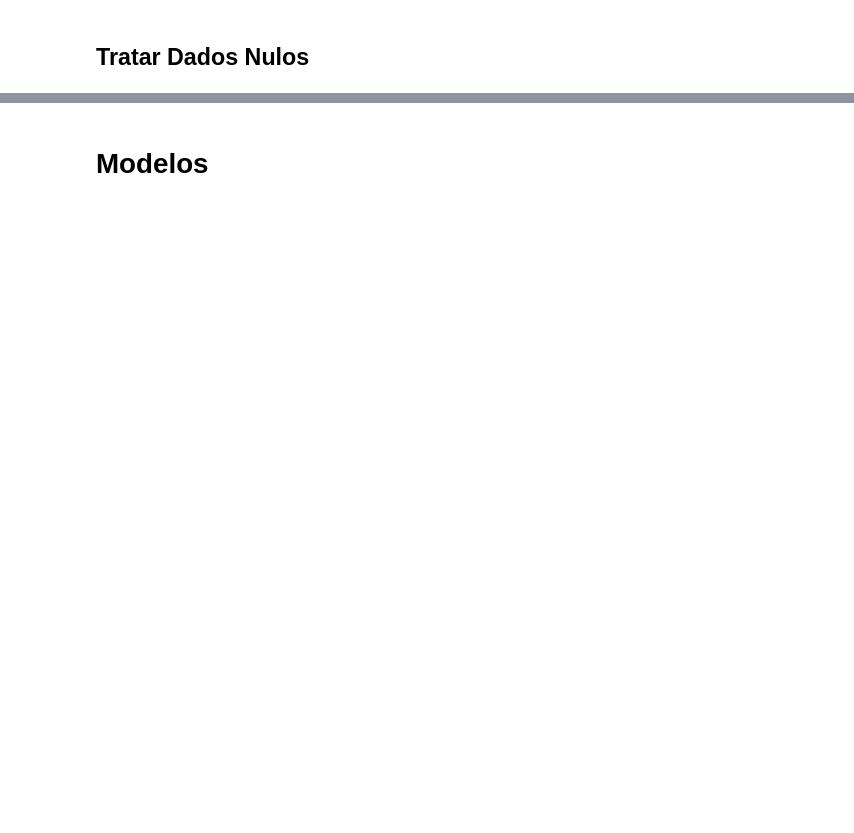
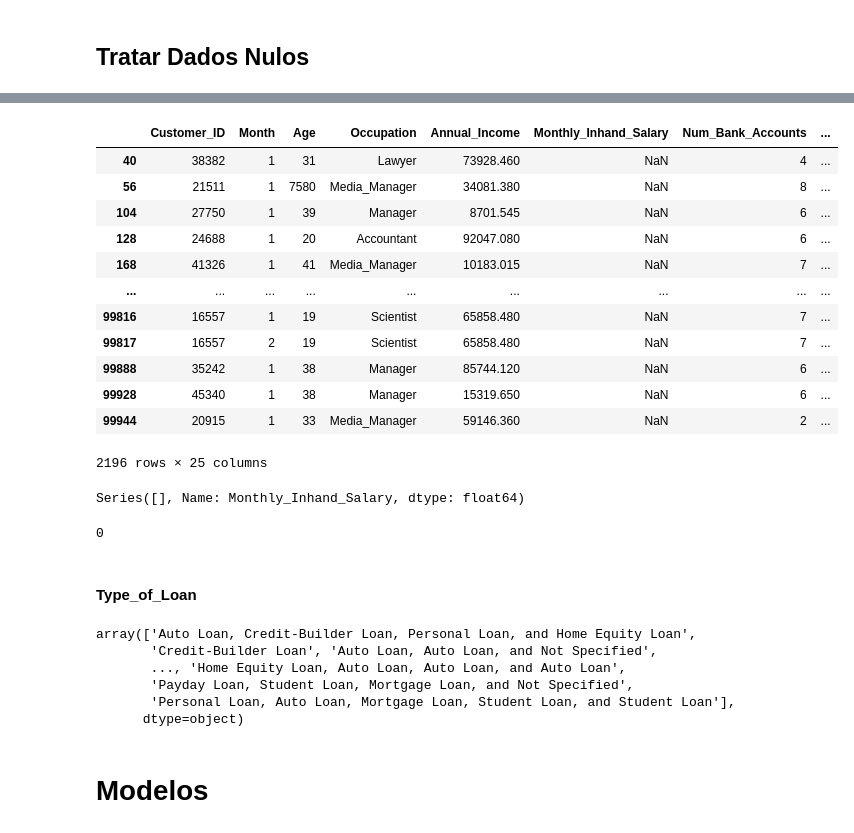
Before and after one commit to SLMath/Credit_Score-Analysis, a Jupyter notebook: credit_score.ipynb, the cells around one changed output, grey strips where cells are left out. Cells and saved outputs as stored; diff of their text form; code cells hidden in the pictures; blank space fills up the shorter version.

Commit message:
Data Input - Monthly_Inhand_Salary

```diff
--- a/credit_score.ipynb
+++ b/credit_score.ipynb
@@ -289,0 +292,17 @@ Name: Credit_History_Age, Length: 100000, dtype: float64
+# %%
+# assumindo que todos os dados são do mesmo ano, transformaremos a coluna de meses
+# para numerica para permitir ordenação.
+# OBS: não usaremos datatime pois ele requer uma data, e não temos ano
+mapa_meses = {
+    'January' : 1,
+    'February' : 2,
+    'March' : 3,
+    'April' : 4,
+    'May' : 5,
+    'June' : 6,
+    'July' : 7,
+    'August' : 8
+}
+
+data_df['Month'] = data_df['Month'].map(mapa_meses)
+data_df['Month']
@@ -291,0 +354,12 @@ Name: Credit_History_Age, Length: 100000, dtype: float64
+# %%
+# Since all 12500 have at least a single not null value, we can use this value to
+# estimate the missing data
+
+# Primeiro, tentamos preencher os dados com o valor encontrado no mes anterior, mas
+# isso pode falhar caso o primeiro mes esteja nulo
+fill_salary_forward = data_df.sort_values('Month').groupby('Customer_ID')['Monthly_Inhand_Salary'].transform(
+    lambda salary_group: salary_group.fillna(method= 'ffill')
+).sort_index()
+filled_salary = data_df['Monthly_Inhand_Salary'].fillna(fill_salary_forward)
+
+filled_salary[filled_salary.isna()]
@@ -292,2 +379,45 @@ Name: Credit_History_Age, Length: 100000, dtype: float64
+# %%
+# analyze these data, to see if they were unemployed or some other reason for missing data
+data_df[fill_salary_forward.isna()]
+# %% [output]
+|  | Customer_ID | Month | Age | Occupation | Annual_Income | Monthly_Inhand_Salary | Num_Bank_Accounts | ... |
+| 40 | 38382 | 1 | 31 | Lawyer | 73928.460 | NaN | 4 | ... |
+| 56 | 21511 | 1 | 7580 | Media_Manager | 34081.380 | NaN | 8 | ... |
+| 104 | 27750 | 1 | 39 | Manager | 8701.545 | NaN | 6 | ... |
+| 128 | 24688 | 1 | 20 | Accountant | 92047.080 | NaN | 6 | ... |
+| 168 | 41326 | 1 | 41 | Media_Manager | 10183.015 | NaN | 7 | ... |
+| ... | ... | ... | ... | ... | ... | ... | ... | ... |
+| 99816 | 16557 | 1 | 19 | Scientist | 65858.480 | NaN | 7 | ... |
+| 99817 | 16557 | 2 | 19 | Scientist | 65858.480 | NaN | 7 | ... |
+| 99888 | 35242 | 1 | 38 | Manager | 85744.120 | NaN | 6 | ... |
+| 99928 | 45340 | 1 | 38 | Manager | 15319.650 | NaN | 6 | ... |
+| 99944 | 20915 | 1 | 33 | Media_Manager | 59146.360 | NaN | 2 | ... |
+2196 rows × 25 columns
+# %%
+# since Annual_Income is a valid value, let's procced using backward propagation
+fill_salary_backward = data_df.sort_values('Month').groupby('Customer_ID')['Monthly_Inhand_Salary'].transform(
+    lambda salary_group: salary_group.fillna(method= 'bfill')
+).sort_index()
+filled_salary = filled_salary.fillna(fill_salary_backward)
+
+filled_salary[filled_salary.isna()]
+# %% [output]
+Series([], Name: Monthly_Inhand_Salary, dtype: float64)
+# %%
+data_df['Monthly_Inhand_Salary'] = filled_salary
+data_df['Monthly_Inhand_Salary'].isna().sum()
+# %% [output]
+0
+# %% [markdown]
+#### Type_of_Loan
+# %%
+data_df['Type_of_Loan'].unique()
+# %% [output]
+array(['Auto Loan, Credit-Builder Loan, Personal Loan, and Home Equity Loan',
+       'Credit-Builder Loan', 'Auto Loan, Auto Loan, and Not Specified',
+       ..., 'Home Equity Loan, Auto Loan, Auto Loan, and Auto Loan',
+       'Payday Loan, Student Loan, Mortgage Loan, and Not Specified',
+       'Personal Loan, Auto Loan, Mortgage Loan, Student Loan, and Student Loan'],
+      dtype=object)
 # %% [markdown]
 # Modelos
```
Also changed, not shown: parts of 8 cells of this notebook.
